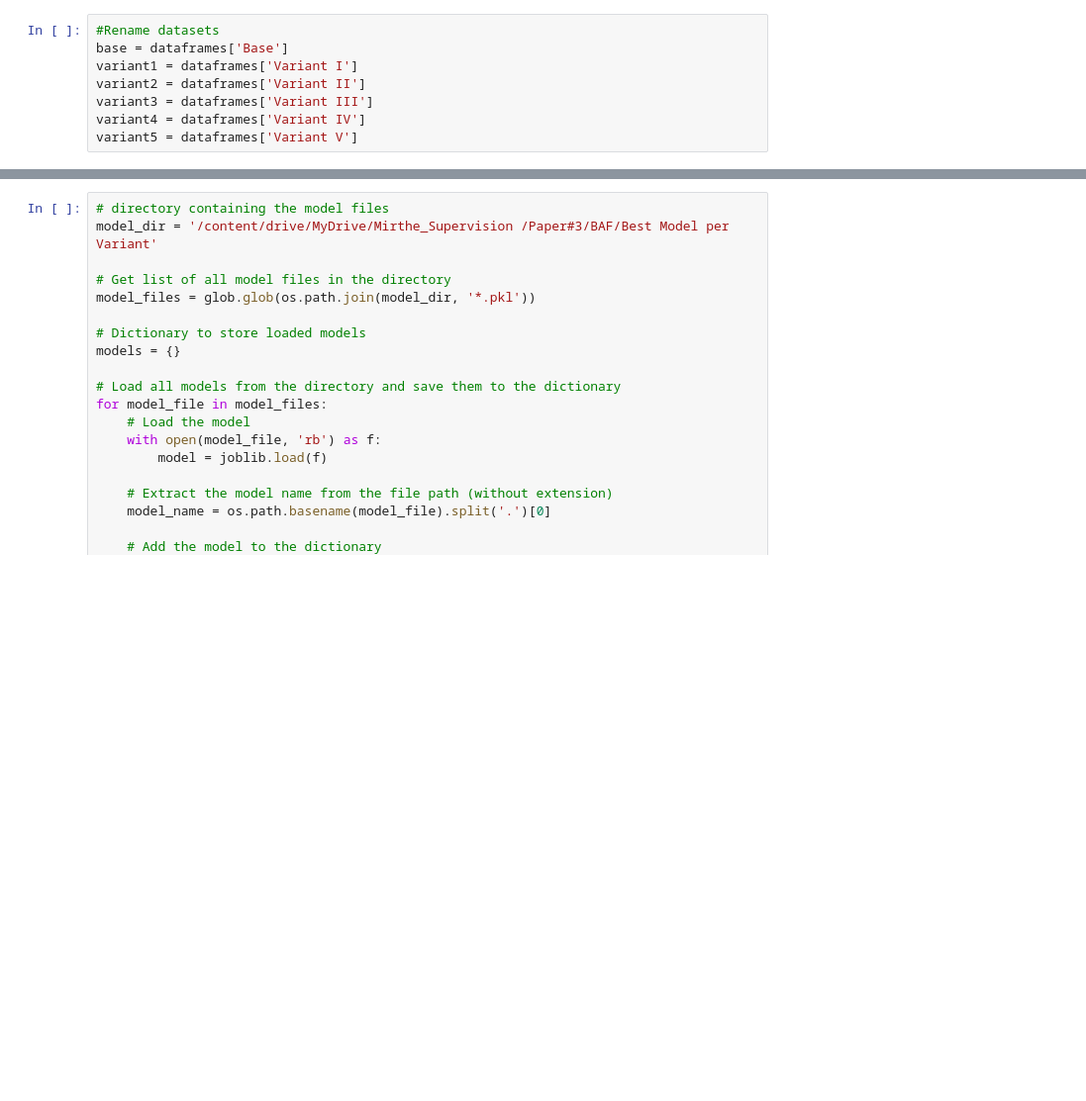
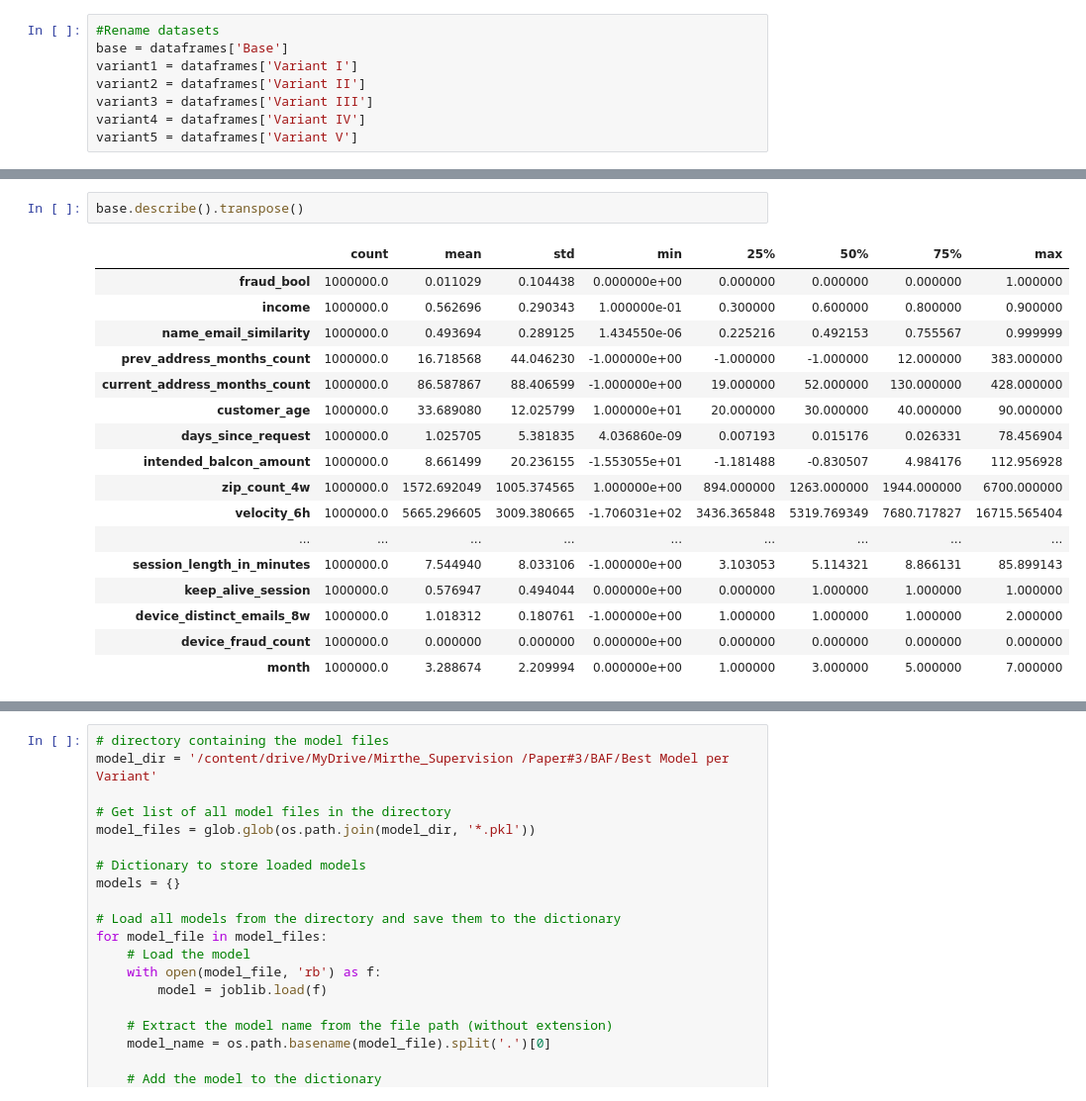
Before and after one commit to MDankloff/Cluster-Bias-Disco, a Jupyter notebook: Notebooks/BAF_Exploratory.ipynb, the cells around one changed output, grey strips where cells are left out. Shown at 99% size. Drawn from its saved outputs; the diff is of its cells as text; blank space fills up the shorter version.

```diff
--- a/Notebooks/BAF_Exploratory.ipynb
+++ b/Notebooks/BAF_Exploratory.ipynb
@@ -150,0 +160,20 @@ dtype: object
+# %%
+base.describe().transpose()
+# %% [output]
+|  | count | mean | std | min | 25% | 50% | 75% | max |
+| fraud_bool | 1000000.0 | 0.011029 | 0.104438 | 0.000000e+00 | 0.000000 | 0.000000 | 0.000000 | 1.000000 |
+| income | 1000000.0 | 0.562696 | 0.290343 | 1.000000e-01 | 0.300000 | 0.600000 | 0.800000 | 0.900000 |
+| name_email_similarity | 1000000.0 | 0.493694 | 0.289125 | 1.434550e-06 | 0.225216 | 0.492153 | 0.755567 | 0.999999 |
+| prev_address_months_count | 1000000.0 | 16.718568 | 44.046230 | -1.000000e+00 | -1.000000 | -1.000000 | 12.000000 | 383.000000 |
+| current_address_months_count | 1000000.0 | 86.587867 | 88.406599 | -1.000000e+00 | 19.000000 | 52.000000 | 130.000000 | 428.000000 |
+| customer_age | 1000000.0 | 33.689080 | 12.025799 | 1.000000e+01 | 20.000000 | 30.000000 | 40.000000 | 90.000000 |
+| days_since_request | 1000000.0 | 1.025705 | 5.381835 | 4.036860e-09 | 0.007193 | 0.015176 | 0.026331 | 78.456904 |
+| intended_balcon_amount | 1000000.0 | 8.661499 | 20.236155 | -1.553055e+01 | -1.181488 | -0.830507 | 4.984176 | 112.956928 |
+| zip_count_4w | 1000000.0 | 1572.692049 | 1005.374565 | 1.000000e+00 | 894.000000 | 1263.000000 | 1944.000000 | 6700.000000 |
+| velocity_6h | 1000000.0 | 5665.296605 | 3009.380665 | -1.706031e+02 | 3436.365848 | 5319.769349 | 7680.717827 | 16715.565404 |
+| ... | ... | ... | ... | ... | ... | ... | ... | ... |
+| session_length_in_minutes | 1000000.0 | 7.544940 | 8.033106 | -1.000000e+00 | 3.103053 | 5.114321 | 8.866131 | 85.899143 |
+| keep_alive_session | 1000000.0 | 0.576947 | 0.494044 | 0.000000e+00 | 0.000000 | 1.000000 | 1.000000 | 1.000000 |
+| device_distinct_emails_8w | 1000000.0 | 1.018312 | 0.180761 | -1.000000e+00 | 1.000000 | 1.000000 | 1.000000 | 2.000000 |
+| device_fraud_count | 1000000.0 | 0.000000 | 0.000000 | 0.000000e+00 | 0.000000 | 0.000000 | 0.000000 | 0.000000 |
+| month | 1000000.0 | 3.288674 | 2.209994 | 0.000000e+00 | 1.000000 | 3.000000 | 5.000000 | 7.000000 |
```
Also changed, not shown: parts of 16 cells of this notebook.
